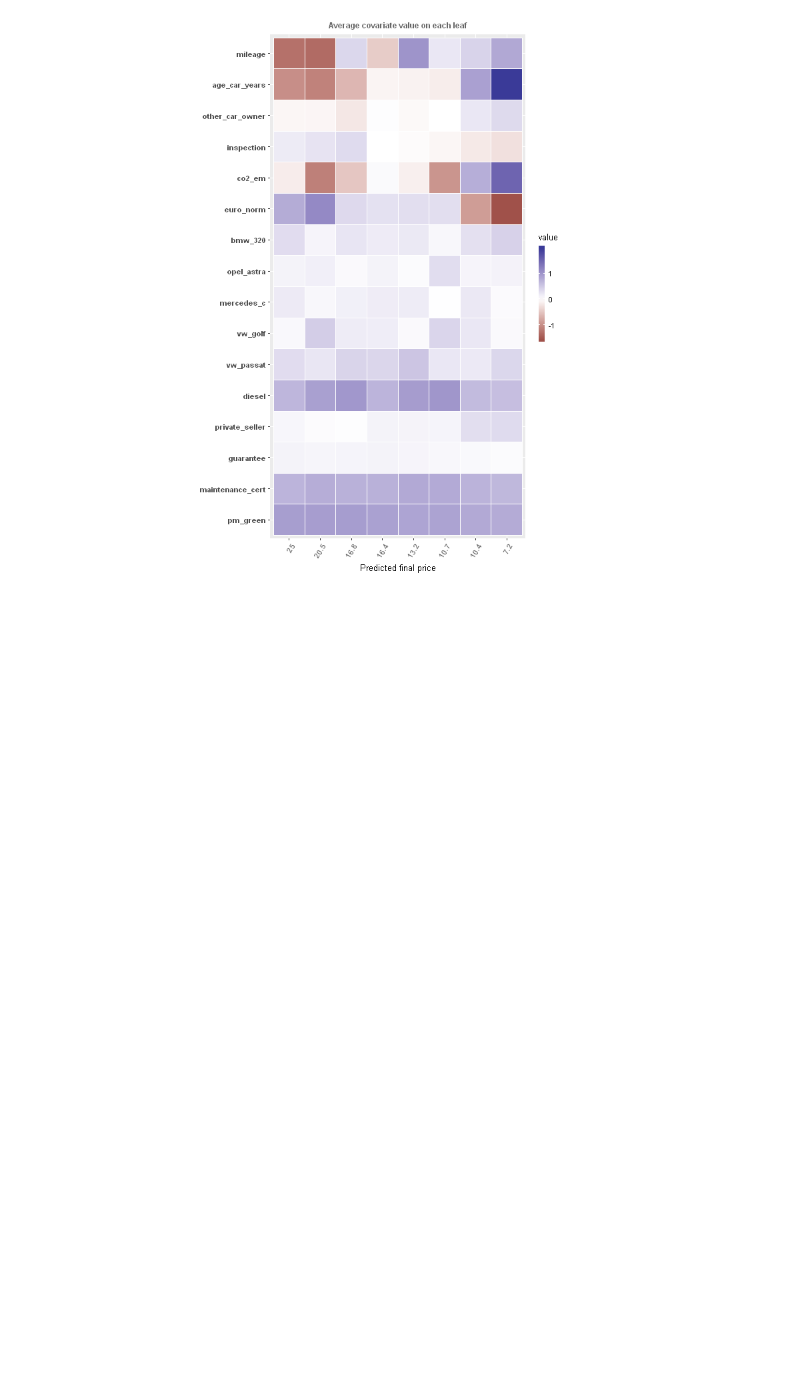
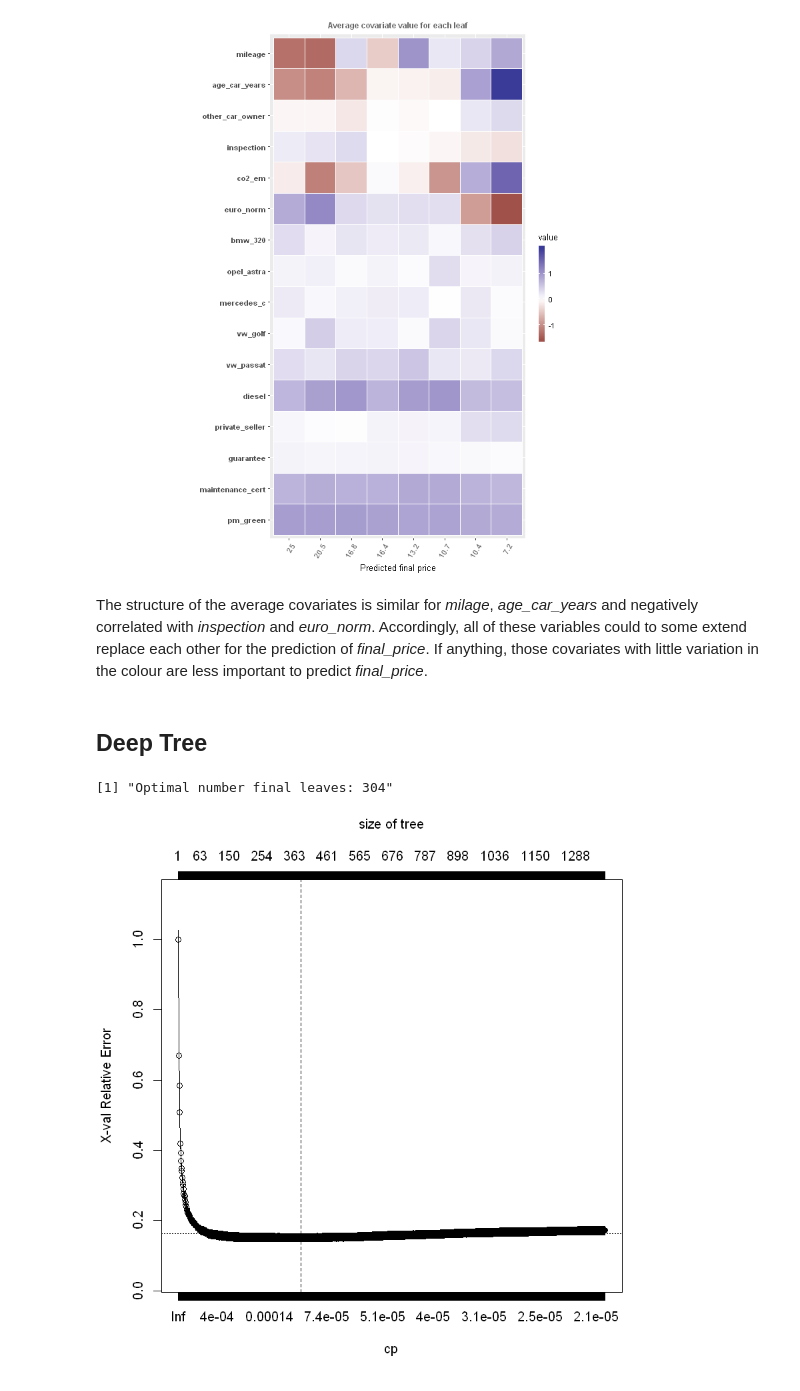
Before and after one commit to AStrittmatter/CDA, a Jupyter notebook: test.ipynb, the cells around one changed output. Saved outputs shown, nothing was run; the diff lists cells and outputs as text; code cells hidden in the pictures; blank space fills up the shorter version.

```diff
--- a/test.ipynb
+++ b/test.ipynb
@@ -388,3 +421,7 @@ plot(plt)
 #dev.off()
 # %% [output]
 [figure]
+# %% [markdown]
+The structure of the average covariates is similar for *milage*, *age_car_years* and negatively correlated with *inspection* and *euro_norm*. Accordingly, all of these variables could to some extend replace each other for the prediction of *final_price*. If anything, those covariates with little variation in the colour are less important to predict *final_price*.
+# %% [markdown]
+## Deep Tree
@@ -390,0 +430,17 @@ plot(plt)
+# %%
+######################## Deep tree estimator  ########################
+
+# Build deep Tree
+linear.singletree_2 <- rpart(formula = linear, data = tree_data_obs , method = "anova", xval = 10,
+                             y = TRUE, control = rpart.control(cp = 0.00002, minbucket=1))
+
+# Find tree size that minimises CV-MSE
+op.index_2 <- which.min(linear.singletree_2$cptable[, "xerror"])
+print(paste0("Optimal number final leaves: ", op.index_2))
+
+# Plot CV-MSE
+plotcp(linear.singletree_2)
+abline(v = op.index_2, lty = "dashed")
+# %% [output]
+[1] "Optimal number final leaves: 304"
+[figure, added]
```
Also changed, not shown: parts of 34 cells of this notebook.
